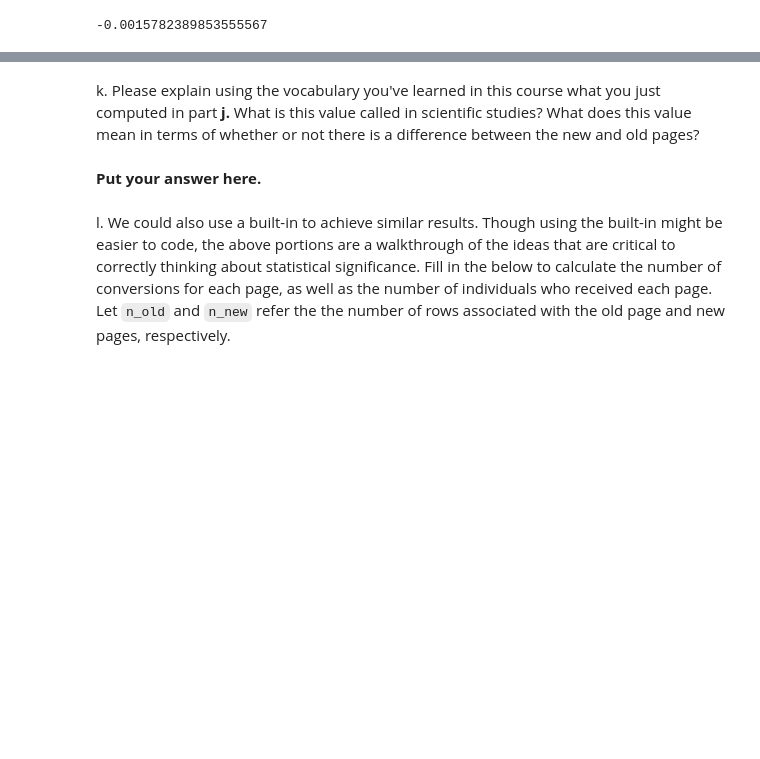
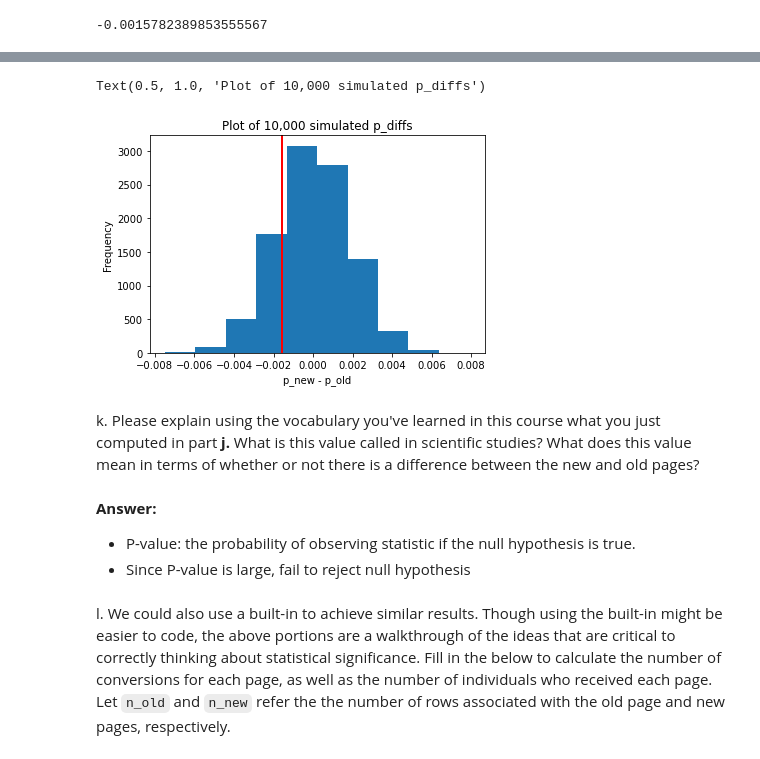
Before and after one commit to yufrances90/Analyze-A-B-Test-Results, a Jupyter notebook: Analyze_ab_test_results_notebook.ipynb, the cells around one changed output, grey strips where cells are left out. Drawn from its saved outputs; the diff is of its cells as text; code cells hidden in the pictures; blank space fills up the shorter version.

```diff
--- a/Analyze_ab_test_results_notebook.ipynb
+++ b/Analyze_ab_test_results_notebook.ipynb
@@ -322,6 +322,20 @@ actual_diff
+# %%
+plt.hist(p_diffs)
+
+plt.axvline(x=actual_diff, color='r', linewidth=2)
+
+plt.xlabel('p_new - p_old')
+plt.ylabel('Frequency')
+plt.title('Plot of 10,000 simulated p_diffs')
+# %% [output]
+Text(0.5, 1.0, 'Plot of 10,000 simulated p_diffs')
+[figure, added]
 # %% [markdown]
 k. Please explain using the vocabulary you've learned in this course what you just computed in part **j.**  What is this value called in scientific studies?  What does this value mean in terms of whether or not there is a difference between the new and old pages?
-# %% [markdown]
-**Put your answer here.**
+# %% [markdown]
+**Answer:**
+
+* P-value: the probability of observing statistic if the null hypothesis is true.
+* Since P-value is large, fail to reject null hypothesis
 # %% [markdown]
 l. We could also use a built-in to achieve similar results.  Though using the built-in might be easier to code, the above portions are a walkthrough of the ideas that are critical to correctly thinking about statistical significance. Fill in the below to calculate the number of conversions for each page, as well as the number of individuals who received each page. Let `n_old` and `n_new` refer the the number of rows associated with the old page and new pages, respectively.
```
Also changed, not shown: parts of 10 cells of this notebook, 1 other file.
